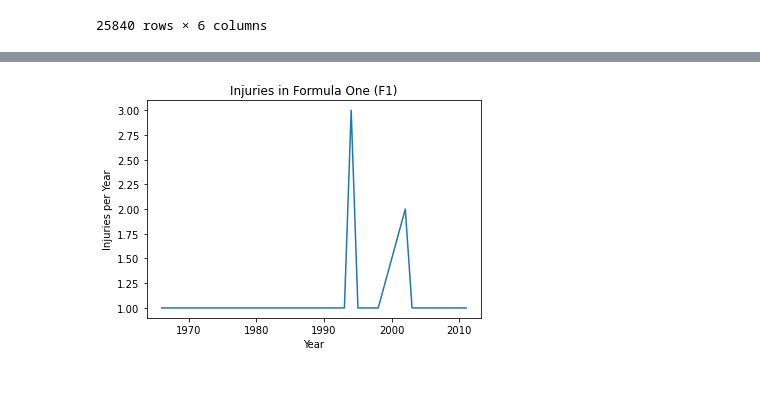
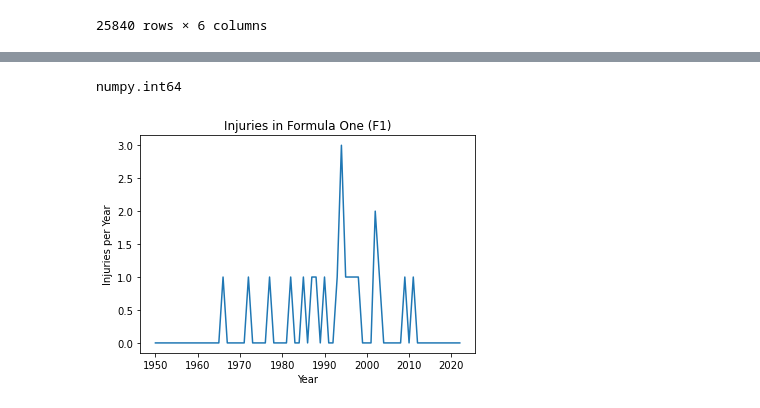
Before and after one commit to oli124/F1_safety, a Jupyter notebook: Injury_rate.ipynb, the cells around one changed output, grey strips where cells are left out. Saved outputs shown, nothing was run; the diff lists cells and outputs as text; code cells hidden in the pictures.

```diff
--- a/Injury_rate.ipynb
+++ b/Injury_rate.ipynb
@@ -141,0 +118,4 @@ Name: statusId, dtype: int64
+# %%
+# find the total number of injuries per year
+raw_injury_count_s = injury_df.groupby('year')['statusId'].count()
+raw_injury_count_s
@@ -141,0 +143,4 @@ Name: statusId, dtype: int64
+# %%
+# create an array showing all years from the dataset
+years = id_df['year'].unique()
+years
@@ -142,10 +155,22 @@ Name: statusId, dtype: int64
+# %%
+# create an index
+zero_years_s = pd.Series(0, index=years)
+type(zero_years_s[1950])
+# %% [output]
+numpy.int64
+# %%
+# add the raw injury count to the zero years series
+injury_count_s = zero_years_s.add(raw_injury_count_s, fill_value=0).astype(int)
 # %%
 # create plot chart
-injury_count_df.plot(x='year', y=['count'], kind='line')
+injury_count_s.plot(x='year', y=['count'], kind='line')
 
 #Add labels and title
 plt.xlabel('Year')
 plt.ylabel('Injuries per Year')
 plt.title('Injuries in Formula One (F1)');
+
+# save the chart
+plt.savefig('injuries_per_year.png')
 # %% [output]
-[figure, old version]
+[figure, new version]
```
Also changed, not shown: parts of 10 cells of this notebook, 5 other files.
